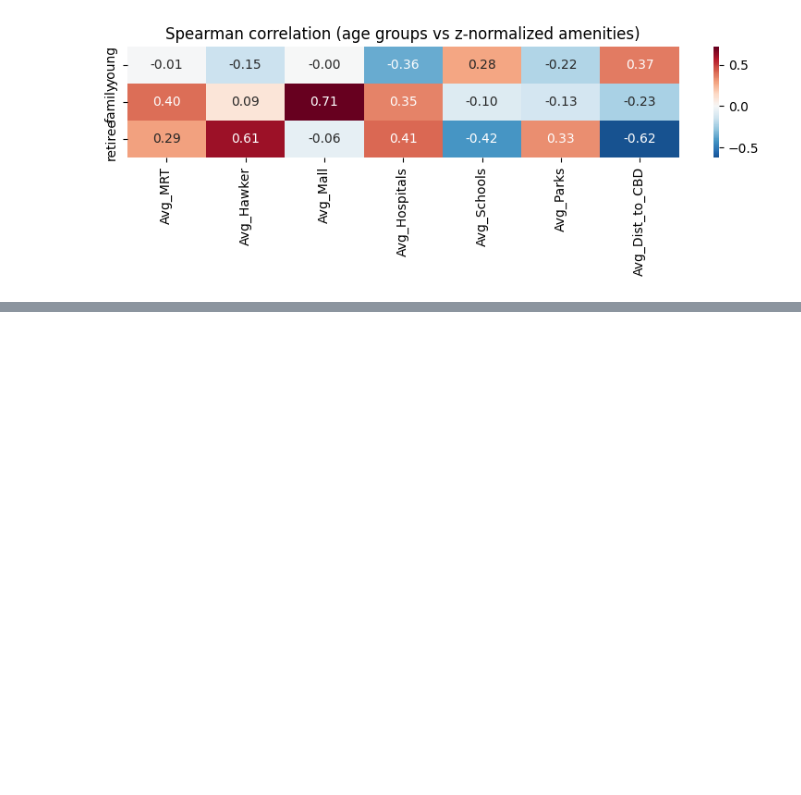
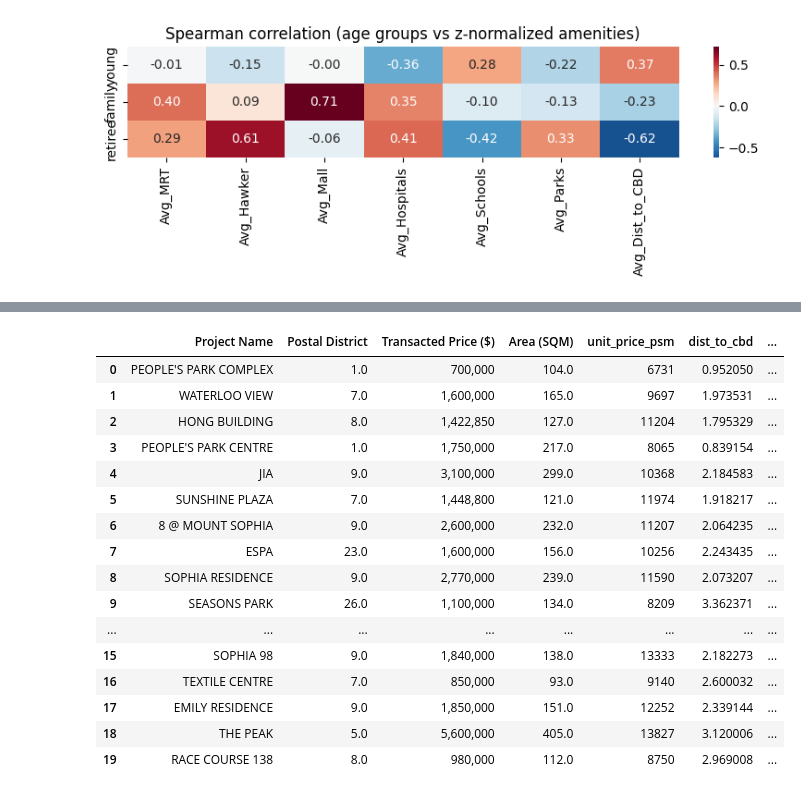
Before and after one commit to angelinemarcelle/COMP3522_Singapore_Private_Residential_Properties_Price_Analysis, a Jupyter notebook: notebooks/age_group.ipynb, the cells around one changed output, grey strips where cells are left out. Drawn from its saved outputs; the diff is of its cells as text; code cells hidden in the pictures; blank space fills up the shorter version.

```diff
--- a/notebooks/age_group/age_group_weightings.ipynb
+++ b/notebooks/age_group.ipynb
@@ -303,0 +1139,20 @@ Softmax weights:
+# %%
+family_top_df
+# %% [output]
+|  | Project Name | Postal District | Transacted Price ($) | Area (SQM) | unit_price_psm | dist_to_cbd | ... |
+| 0 | PEOPLE'S PARK COMPLEX | 1.0 | 700,000 | 104.0 | 6731 | 0.952050 | ... |
+| 1 | WATERLOO VIEW | 7.0 | 1,600,000 | 165.0 | 9697 | 1.973531 | ... |
+| 2 | HONG BUILDING | 8.0 | 1,422,850 | 127.0 | 11204 | 1.795329 | ... |
+| 3 | PEOPLE'S PARK CENTRE | 1.0 | 1,750,000 | 217.0 | 8065 | 0.839154 | ... |
+| 4 | JIA | 9.0 | 3,100,000 | 299.0 | 10368 | 2.184583 | ... |
+| 5 | SUNSHINE PLAZA | 7.0 | 1,448,800 | 121.0 | 11974 | 1.918217 | ... |
+| 6 | 8 @ MOUNT SOPHIA | 9.0 | 2,600,000 | 232.0 | 11207 | 2.064235 | ... |
+| 7 | ESPA | 23.0 | 1,600,000 | 156.0 | 10256 | 2.243435 | ... |
+| 8 | SOPHIA RESIDENCE | 9.0 | 2,770,000 | 239.0 | 11590 | 2.073207 | ... |
+| 9 | SEASONS PARK | 26.0 | 1,100,000 | 134.0 | 8209 | 3.362371 | ... |
+| ... | ... | ... | ... | ... | ... | ... | ... |
+| 15 | SOPHIA 98 | 9.0 | 1,840,000 | 138.0 | 13333 | 2.182273 | ... |
+| 16 | TEXTILE CENTRE | 7.0 | 850,000 | 93.0 | 9140 | 2.600032 | ... |
+| 17 | EMILY RESIDENCE | 9.0 | 1,850,000 | 151.0 | 12252 | 2.339144 | ... |
+| 18 | THE PEAK | 5.0 | 5,600,000 | 405.0 | 13827 | 3.120006 | ... |
+| 19 | RACE COURSE 138 | 8.0 | 980,000 | 112.0 | 8750 | 2.969008 | ... |
```
Also changed, not shown: parts of 32 cells of this notebook, 7 other files.
